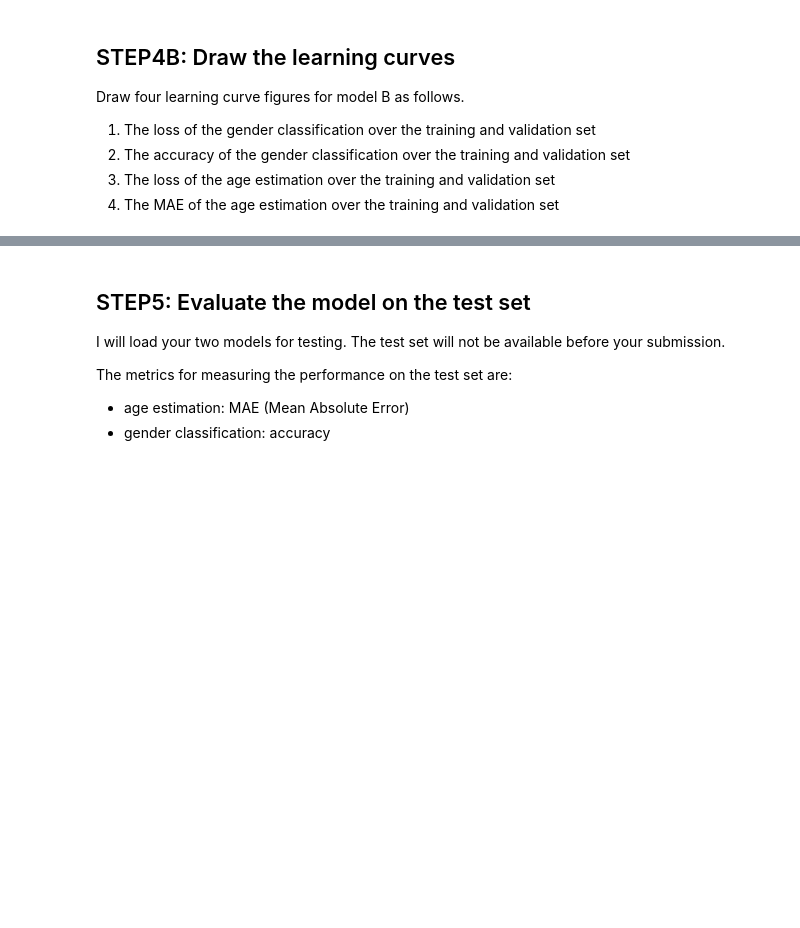
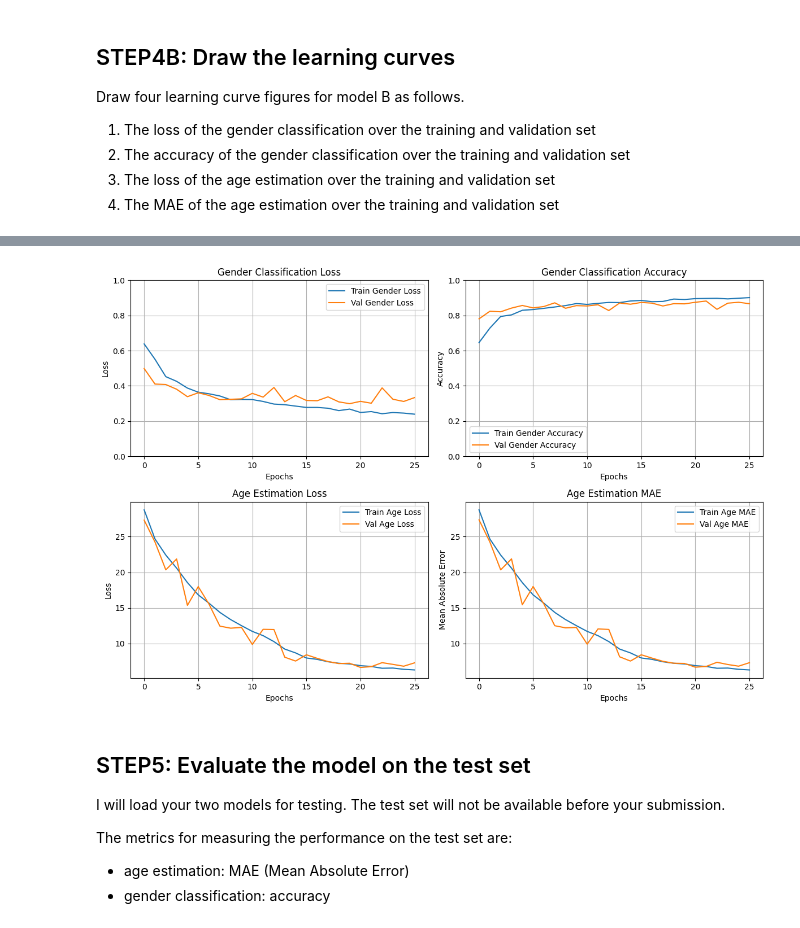
Before and after one commit to V154han/10k-Stock-Allocation, a Jupyter notebook: age_gender_submit.ipynb, the cells around one changed output, grey strips where cells are left out. Cells and saved outputs as stored; diff of their text form; code cells hidden in the pictures; blank space fills up the shorter version.

```diff
--- a/age_gender_submit.ipynb
+++ b/age_gender_submit.ipynb
@@ -241,0 +597,20 @@ Draw four learning curve figures for model B as follows.
+# %%
+#
+# Add your code here
+#
+
+# Define the optimizer
+opt = keras.optimizers.Adam(learning_rate=1e-4)
+
+# Compile the model
+modelB.compile(optimizer = opt, loss={'age': 'mae','gender': 'binary_crossentropy'}, metrics={'age': 'mae','gender': 'accuracy'})
+
+# Train the model
+history2 = modelB.fit(
+    x=train_images,
+    y=[train_age, train_gender],
+    validation_data=(val_images, [val_age, val_gender]),
+    batch_size=32,
+    epochs=30,
+    callbacks=[early_stop]
+    )
@@ -242,3 +648,60 @@ Draw four learning curve figures for model B as follows.
+# %%
+#
+# Add your code here
+#
+
+# Get the history of the model
+history_dict = history2.history
+
+# Create the figure
+fig = plt.figure(figsize=(12, 8))
+
+# Gender classification loss
+ax1 = fig.add_subplot(2, 2, 1)
+ax1.plot(history_dict['gender_loss'], label='Train Gender Loss')
+ax1.plot(history_dict['val_gender_loss'], label='Val Gender Loss')
+ax1.set_title('Gender Classification Loss')
+ax1.set_xlabel('Epochs')
+ax1.set_ylabel('Loss')
+ax1.set_ylim([0, 1])
+ax1.legend()
+ax1.grid(True)
+
+# Gender classification accuracy
+ax2 = fig.add_subplot(2, 2, 2)
+ax2.plot(history_dict['gender_accuracy'], label='Train Gender Accuracy')
+ax2.plot(history_dict['val_gender_accuracy'], label='Val Gender Accuracy')
+ax2.set_title('Gender Classification Accuracy')
+ax2.set_xlabel('Epochs')
+ax2.set_ylabel('Accuracy')
+ax2.set_ylim([0, 1])
+ax2.legend()
+ax2.grid(True)
+
+# Age estimation loss
+ax3 = fig.add_subplot(2, 2, 3)
+ax3.plot(history_dict['age_loss'], label='Train Age Loss')
+ax3.plot(history_dict['val_age_loss'], label='Val Age Loss')
+ax3.set_title('Age Estimation Loss')
+ax3.set_xlabel('Epochs')
+ax3.set_ylabel('Loss')
+ax3.legend()
+ax3.grid(True)
+
+# Age estimation MAE
+ax4 = fig.add_subplot(2, 2, 4)
+ax4.plot(history_dict['age_mae'], label='Train Age MAE')
+ax4.plot(history_dict['val_age_mae'], label='Val Age MAE')
+ax4.set_title('Age Estimation MAE')
+ax4.set_xlabel('Epochs')
+ax4.set_ylabel('Mean Absolute Error')
+ax4.legend()
+ax4.grid(True)
+
+plt.tight_layout()
+plt.show()
+# %% [output]
+[figure, added]
 # %% [markdown]
 ## STEP5: Evaluate the model on the test set
 I will load your two models for testing. The test set will not be available before your submission.
```
Also changed, not shown: parts of 18 cells of this notebook.
